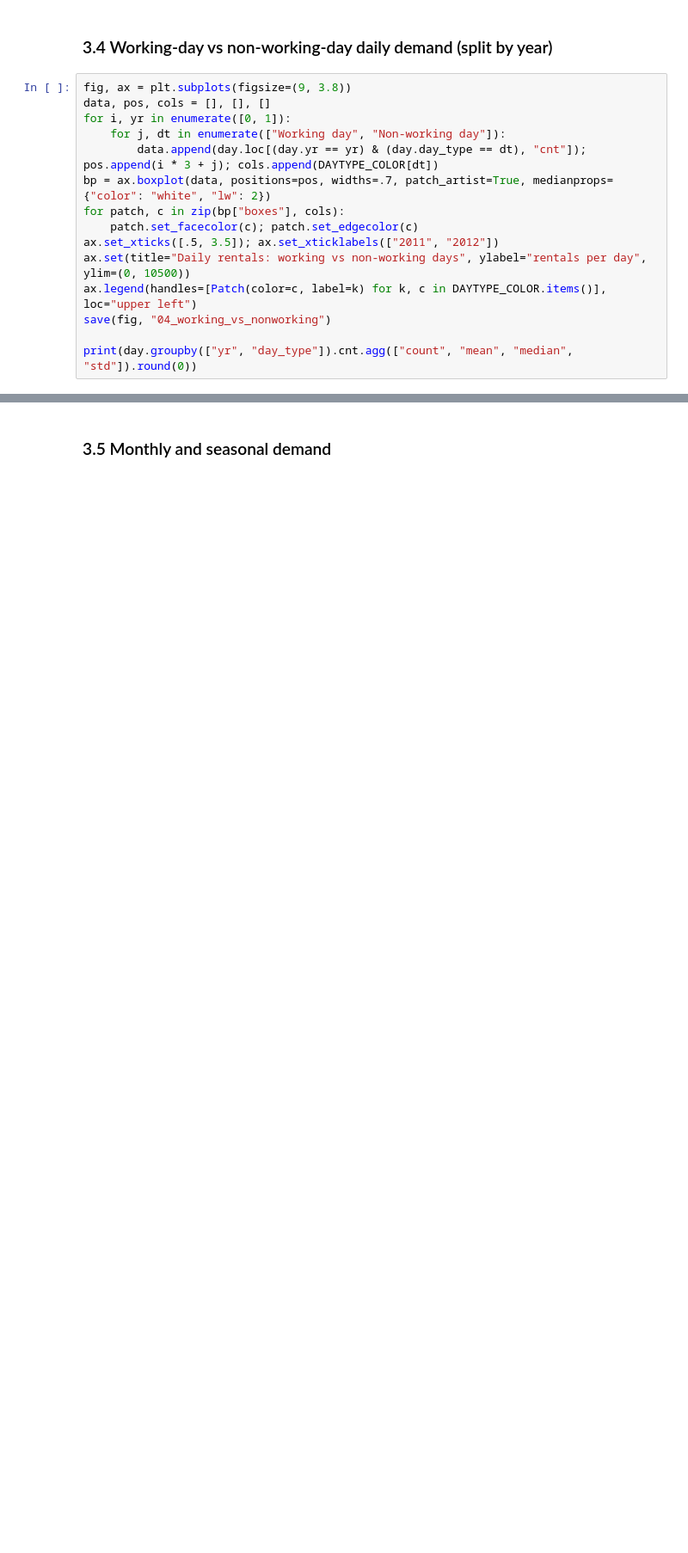
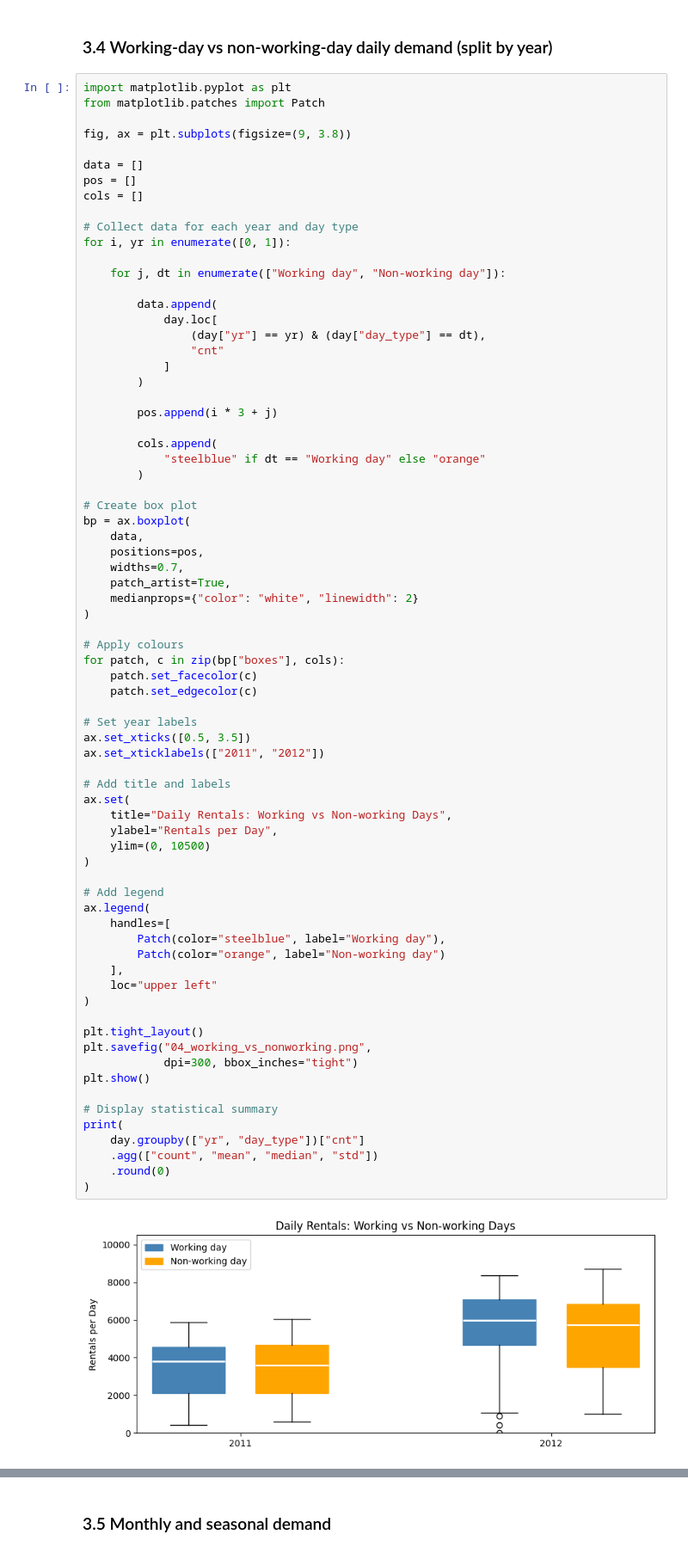
Before and after one commit to risitasutar/Bike-Demand-Intelligence, a Jupyter notebook: 02_phase2_analysis.ipynb, the cells around one changed output, grey strips where cells are left out. Shown at 86% size. Cells and saved outputs as stored; diff of their text form; blank space fills up the shorter version.

```diff
--- a/02_phase2_analysis.ipynb
+++ b/02_phase2_analysis.ipynb
@@ -480,17 +636,77 @@ print(wk.assign(day=[names[d] for d in order]).set_index("day")[["mean", "ci95",
 # %% [markdown]
 ### 3.4 Working-day vs non-working-day daily demand (split by year)
 # %%
+import matplotlib.pyplot as plt
+from matplotlib.patches import Patch
+
 fig, ax = plt.subplots(figsize=(9, 3.8))
-data, pos, cols = [], [], []
+
+data = []
+pos = []
+cols = []
+
+# Collect data for each year and day type
 for i, yr in enumerate([0, 1]):
+
     for j, dt in enumerate(["Working day", "Non-working day"]):
-        data.append(day.loc[(day.yr == yr) & (day.day_type == dt), "cnt"]); pos.append(i * 3 + j); cols.append(DAYTYPE_COLOR[dt])
-bp = ax.boxplot(data, positions=pos, widths=.7, patch_artist=True, medianprops={"color": "white", "lw": 2})
+
+        data.append(
+            day.loc[
+                (day["yr"] == yr) & (day["day_type"] == dt),
+                "cnt"
+            ]
+        )
+
+        pos.append(i * 3 + j)
+
+        cols.append(
+            "steelblue" if dt == "Working day" else "orange"
+        )
+
+# Create box plot
+bp = ax.boxplot(
+    data,
+    positions=pos,
+    widths=0.7,
+    patch_artist=True,
+    medianprops={"color": "white", "linewidth": 2}
+)
+
+# Apply colours
 for patch, c in zip(bp["boxes"], cols):
-    patch.set_facecolor(c); patch.set_edgecolor(c)
-ax.set_xticks([.5, 3.5]); ax.set_xticklabels(["2011", "2012"])
-ax.set(title="Daily rentals: working vs non-working days", ylabel="rentals per day", ylim=(0, 10500))
-ax.legend(handles=[Patch(color=c, label=k) for k, c in DAYTYPE_COLOR.items()], loc="upper left")
-save(fig, "04_working_vs_nonworking")
+    patch.set_facecolor(c)
+    patch.set_edgecolor(c)
 
-print(day.groupby(["yr", "day_type"]).cnt.agg(["count", "mean", "median", "std"]).round(0))
+# Set year labels
+ax.set_xticks([0.5, 3.5])
+ax.set_xticklabels(["2011", "2012"])
+
+# Add title and labels
+ax.set(
+    title="Daily Rentals: Working vs Non-working Days",
+    ylabel="Rentals per Day",
+    ylim=(0, 10500)
+)
+
+# Add legend
+ax.legend(
+    handles=[
+        Patch(color="steelblue", label="Working day"),
+        Patch(color="orange", label="Non-working day")
+    ],
+    loc="upper left"
+)
+
+plt.tight_layout()
+plt.savefig("04_working_vs_nonworking.png",
+            dpi=300, bbox_inches="tight")
+plt.show()
+
+# Display statistical summary
+print(
+    day.groupby(["yr", "day_type"])["cnt"]
+    .agg(["count", "mean", "median", "std"])
+    .round(0)
+)
+# %% [output]
+[figure, added]
```
Also changed, not shown: parts of 46 cells of this notebook, 2 other files.
